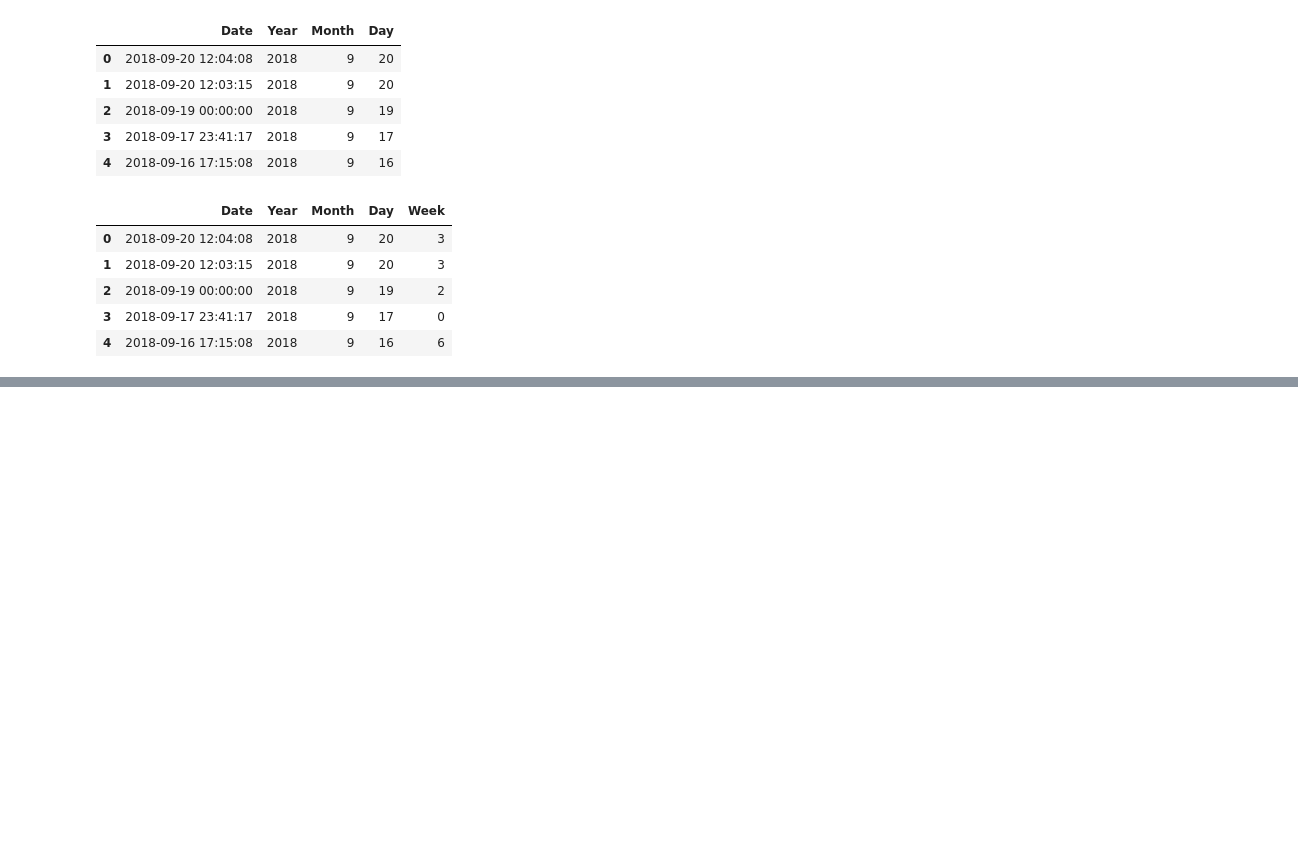
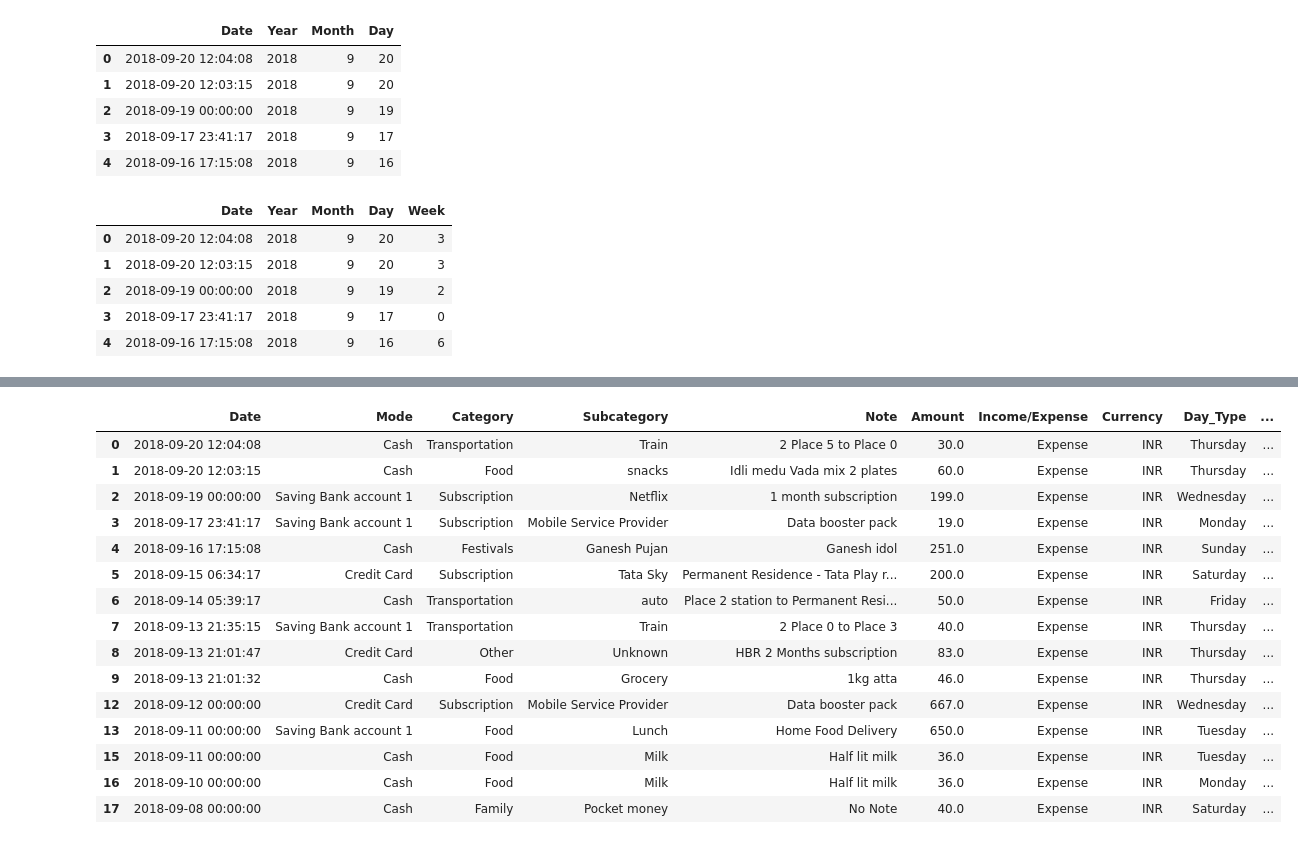
Before and after one commit to kailashchaudhary-p/Daily-Expense-Analyzer, a Jupyter notebook: Daily_Expense_Analyzer.ipynb, the cells around one changed output, grey strips where cells are left out. Saved outputs shown, nothing was run; the diff lists cells and outputs as text; code cells hidden in the pictures; blank space fills up the shorter version.

```diff
--- a/Daily_Expense_Analyzer.ipynb
+++ b/Daily_Expense_Analyzer.ipynb
@@ -634,0 +646,19 @@ expense_df[['Date','Year','Month','Day','Week','Day_Type']].head()
+# %%
+expense_df.head(15)
+# %% [output]
+|  | Date | Mode | Category | Subcategory | Note | Amount | Income/Expense | Currency | Day_Type | ... |
+| 0 | 2018-09-20 12:04:08 | Cash | Transportation | Train | 2 Place 5 to Place 0 | 30.0 | Expense | INR | Thursday | ... |
+| 1 | 2018-09-20 12:03:15 | Cash | Food | snacks | Idli medu Vada mix 2 plates | 60.0 | Expense | INR | Thursday | ... |
+| 2 | 2018-09-19 00:00:00 | Saving Bank account 1 | Subscription | Netflix | 1 month subscription | 199.0 | Expense | INR | Wednesday | ... |
+| 3 | 2018-09-17 23:41:17 | Saving Bank account 1 | Subscription | Mobile Service Provider | Data booster pack | 19.0 | Expense | INR | Monday | ... |
+| 4 | 2018-09-16 17:15:08 | Cash | Festivals | Ganesh Pujan | Ganesh idol | 251.0 | Expense | INR | Sunday | ... |
+| 5 | 2018-09-15 06:34:17 | Credit Card | Subscription | Tata Sky | Permanent Residence - Tata Play r... | 200.0 | Expense | INR | Saturday | ... |
+| 6 | 2018-09-14 05:39:17 | Cash | Transportation | auto | Place 2 station to Permanent Resi... | 50.0 | Expense | INR | Friday | ... |
+| 7 | 2018-09-13 21:35:15 | Saving Bank account 1 | Transportation | Train | 2 Place 0 to Place 3 | 40.0 | Expense | INR | Thursday | ... |
+| 8 | 2018-09-13 21:01:47 | Credit Card | Other | Unknown | HBR 2 Months subscription | 83.0 | Expense | INR | Thursday | ... |
+| 9 | 2018-09-13 21:01:32 | Cash | Food | Grocery | 1kg atta | 46.0 | Expense | INR | Thursday | ... |
+| 12 | 2018-09-12 00:00:00 | Credit Card | Subscription | Mobile Service Provider | Data booster pack | 667.0 | Expense | INR | Wednesday | ... |
+| 13 | 2018-09-11 00:00:00 | Saving Bank account 1 | Food | Lunch | Home Food Delivery | 650.0 | Expense | INR | Tuesday | ... |
+| 15 | 2018-09-11 00:00:00 | Cash | Food | Milk | Half lit milk | 36.0 | Expense | INR | Tuesday | ... |
+| 16 | 2018-09-10 00:00:00 | Cash | Food | Milk | Half lit milk | 36.0 | Expense | INR | Monday | ... |
+| 17 | 2018-09-08 00:00:00 | Cash | Family | Pocket money | No Note | 40.0 | Expense | INR | Saturday | ... |
```
Also changed, not shown: parts of 5 cells of this notebook.
